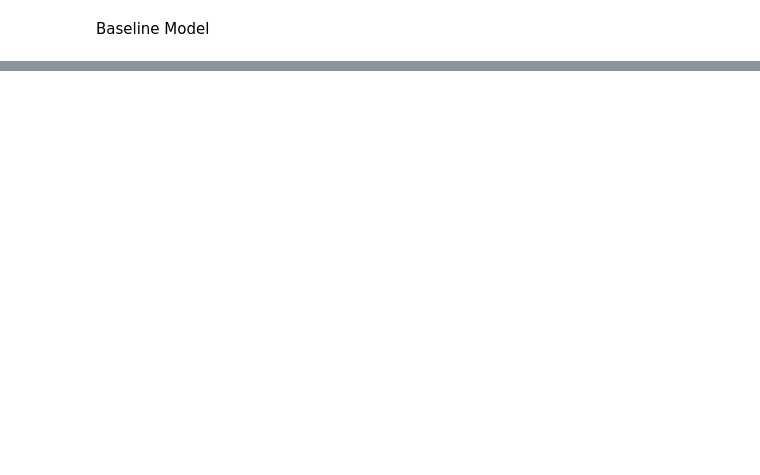
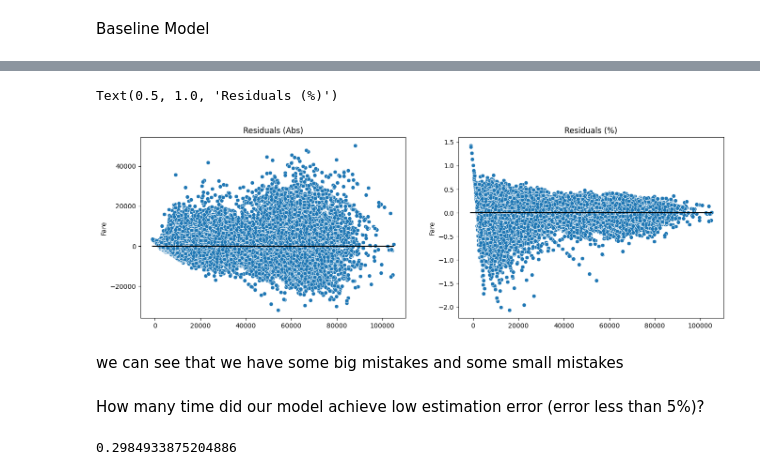
Before and after one commit to NoamGini/Tabular-data-science---Airfare, a Jupyter notebook: Pipline.ipynb, the cells around one changed output, grey strips where cells are left out. Drawn from its saved outputs; the diff is of its cells as text; code cells hidden in the pictures; blank space fills up the shorter version.

```diff
--- a/Pipline.ipynb
+++ b/Pipline.ipynb
@@ -197,0 +417,12 @@ X_train, X_test, y_train, y_test = train_test_split(x, y, test_size=0.2)
+# %%
+from sklearn.metrics import r2_score,mean_squared_error, mean_absolute_percentage_error,mean_absolute_error
+print("Mean Absolute Perc Error:","{:,.3f}".format(mean_absolute_percentage_error(y_test,y_pred)))
+print("Mean Absolute Error:", "{:,.0f}".format(mean_absolute_error(y_test, y_pred)))
+print("Root Mean Squared Error:", "{:,.0f}".format(np.sqrt(mean_squared_error(y_test, y_pred))))
+
+## residuals
+residuals = y_test - y_pred
+max_error = residuals.abs().max()
+max_idx = residuals[residuals==max_error].index[0]
+#max_true, max_pred = y_test.loc[max_idx], prediction[max_idx]
+print("Max Error:", "{:,.0f}".format(max_error))
@@ -197,0 +442,13 @@ X_train, X_test, y_train, y_test = train_test_split(x, y, test_size=0.2)
+# %%
+ffig, ax = plt.subplots(1, 2, figsize=(16, 5))
+sns.scatterplot(x=y_pred, y=residuals, ax=ax[0])
+sns.lineplot(x=y_pred, y=0, ax=ax[0], color='black')
+ax[0].set_title("Residuals (Abs)")
+sns.scatterplot(x=y_pred,y=residuals/y_test,ax=ax[1])
+sns.lineplot(x=y_pred,y=0,ax=ax[1],color='black')
+ax[1].set_title("Residuals (%)")
+# %% [output]
+Text(0.5, 1.0, 'Residuals (%)')
+[figure, added]
+# %% [markdown]
+we can see that we have some big mistakes and some small mistakes
@@ -197,0 +458,6 @@ X_train, X_test, y_train, y_test = train_test_split(x, y, test_size=0.2)
+# %% [markdown]
+How many time did our model achieve low estimation error (error less than 5%)?
+# %%
+len(rel_res[rel_res<0.05])/len(rel_res)
+# %% [output]
+0.2984933875204886
```
Also changed, not shown: parts of 39 cells of this notebook.
